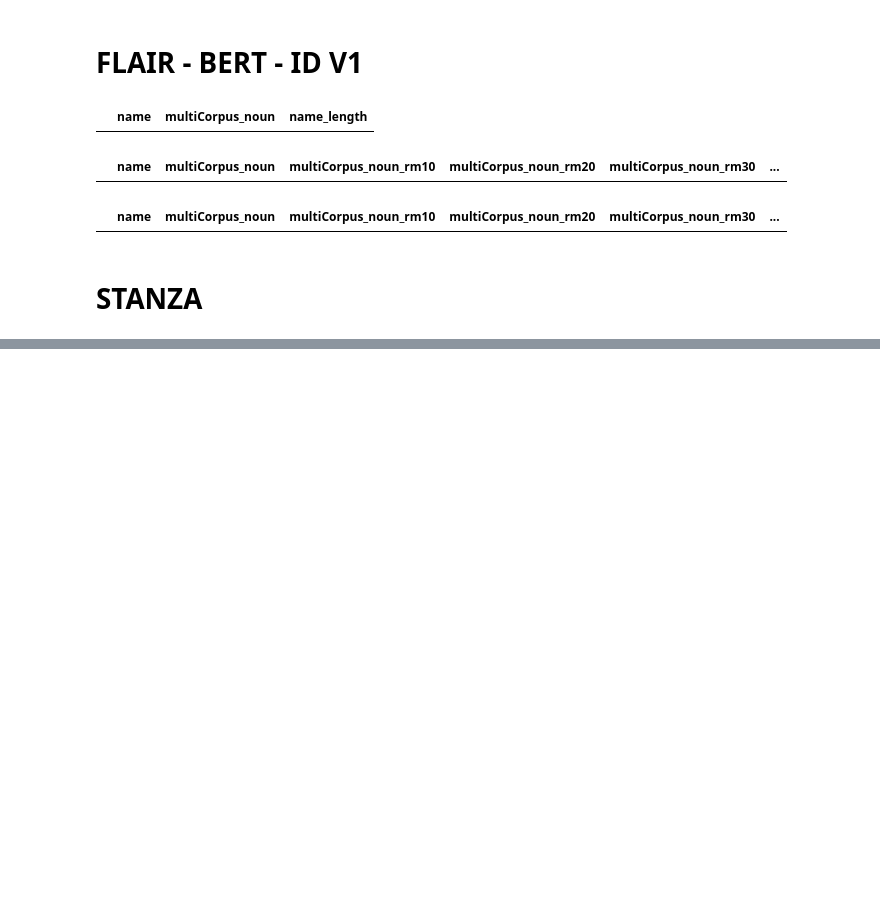
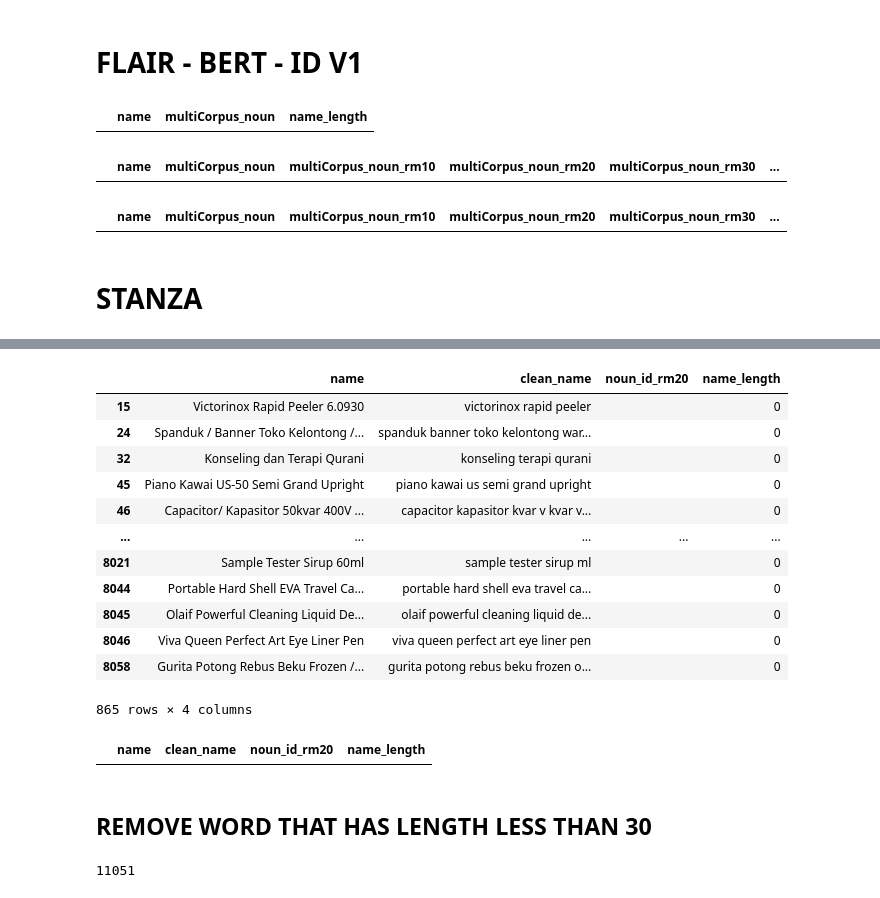
Before and after one commit to bwbayu/product_name_clustering, a Jupyter notebook: just_analysis.ipynb, the cells around one changed output, grey strips where cells are left out. Saved outputs shown, nothing was run; the diff lists cells and outputs as text; code cells hidden in the pictures; blank space fills up the shorter version.

```diff
--- a/just_analysis.ipynb
+++ b/just_analysis.ipynb
@@ -151,0 +320,32 @@ df_flair_bert_idv1.to_csv('data/clean/clean_dataset_posBERTV1-1.csv', index=Fals
+# %%
+empty_column = check_empty_column(df_stanza, 'noun_id_rm20')
+empty_column
+# %% [output]
+|  | name | clean_name | noun_id_rm20 | name_length |
+| 15 | Victorinox Rapid Peeler 6.0930 | victorinox rapid peeler |  | 0 |
+| 24 | Spanduk / Banner Toko Kelontong /... | spanduk banner toko kelontong war... |  | 0 |
+| 32 | Konseling dan Terapi Qurani | konseling terapi qurani |  | 0 |
+| 45 | Piano Kawai US-50 Semi Grand Upright | piano kawai us semi grand upright |  | 0 |
+| 46 | Capacitor/ Kapasitor 50kvar 400V ... | capacitor kapasitor kvar v kvar v... |  | 0 |
+| ... | ... | ... | ... | ... |
+| 8021 | Sample Tester Sirup 60ml | sample tester sirup ml |  | 0 |
+| 8044 | Portable Hard Shell EVA Travel Ca... | portable hard shell eva travel ca... |  | 0 |
+| 8045 | Olaif Powerful Cleaning Liquid De... | olaif powerful cleaning liquid de... |  | 0 |
+| 8046 | Viva Queen Perfect Art Eye Liner Pen | viva queen perfect art eye liner pen |  | 0 |
+| 8058 | Gurita Potong Rebus Beku Frozen /... | gurita potong rebus beku frozen o... |  | 0 |
+865 rows × 4 columns
+# %%
+if(len(empty_column) > 0):
+    df_stanza.loc[df_stanza['name_length'] == 0, 'noun_id_rm20'] = df_stanza['clean_name']
+
+check_empty_column(df_stanza, 'noun_id_rm20')
+# %% [output]
+|  | name | clean_name | noun_id_rm20 | name_length |
+# %% [markdown]
+## REMOVE WORD THAT HAS LENGTH LESS THAN 30
+# %%
+remove_word_30 = remove_word_bottom(df_stanza, 30, 'noun_id')
+print(len(remove_word_30))
+df_stanza['noun_id_rm30'] = df_stanza['noun_id'].apply(lambda x: remove_specific_words(x, remove_word_30))
+# %% [output]
+11051
```
Also changed, not shown: parts of 44 cells of this notebook, 4 other files.
